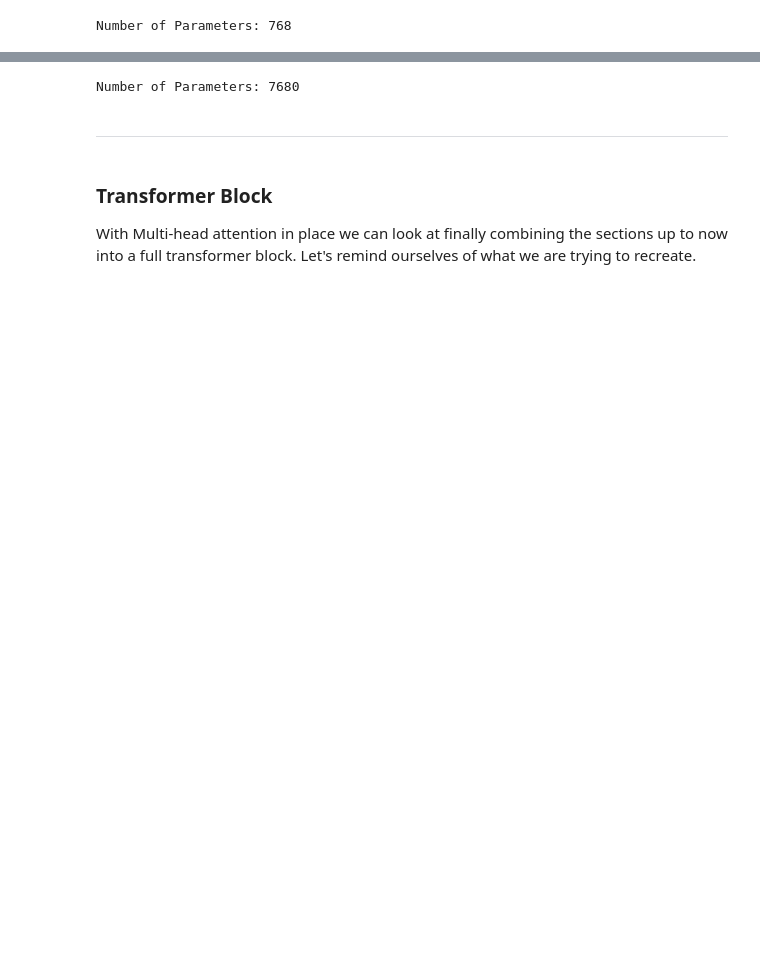
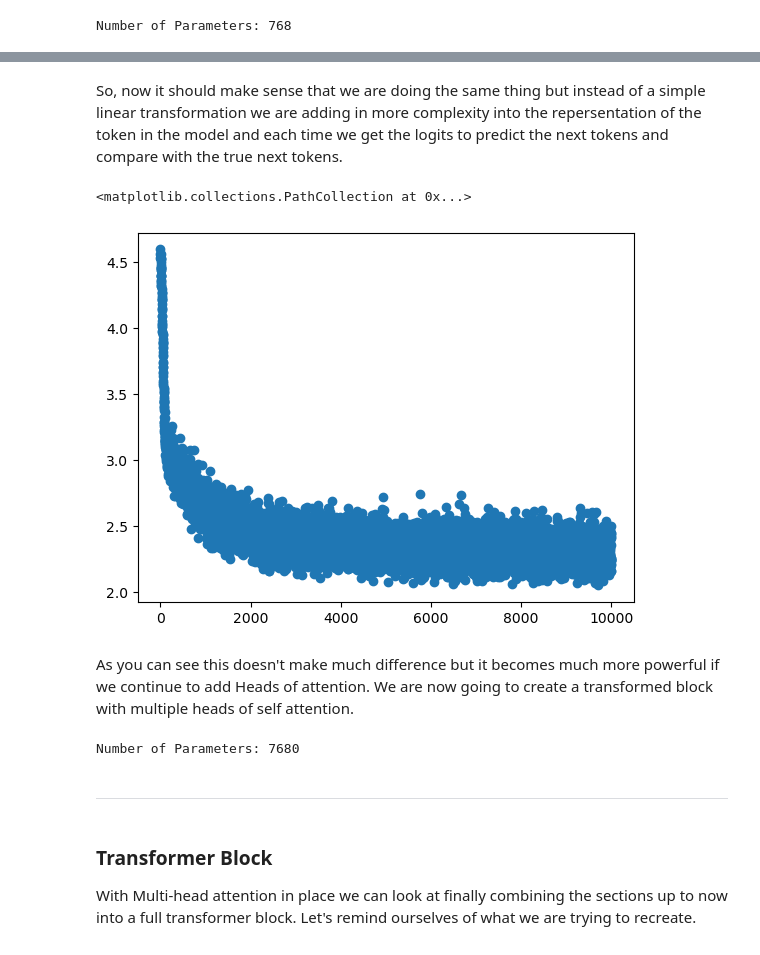
Before and after one commit to james-a-watson/mini-tolkien, a Jupyter notebook: transformer_model.ipynb, the cells around one changed output, grey strips where cells are left out. Cells and saved outputs as stored; diff of their text form; code cells hidden in the pictures; blank space fills up the shorter version.

Commit message:
More self attention

```diff
--- a/transformer_model.ipynb
+++ b/transformer_model.ipynb
@@ -737,10 +734,15 @@ This will give outputs that say, for this token and position embedding in the st
 
 Then using softmax we get the prediction for each token embedding.
 # %%
+logger.setLevel(logging.DEBUG)
+batch_size = 4
+head_size = 16
+n_embd = 16
+
 class Head(nn.Module):
     """ one head of self-attention """
 
-    def __init__(self, head_size):
+    def __init__(self, n_embd, head_size, block_size):
         super().__init__()
         self.key = nn.Linear(n_embd, head_size, bias=False)
         self.query = nn.Linear(n_embd, head_size, bias=False)
@@ -762,8 +764,7 @@ class Head(nn.Module):
         out = wei @ v # (B, T, T) @ (B, T, hs) -> (B, T, hs)
         return out
 
-n_embd = 16
-m = Head(head_size=16)
+m = Head(head_size)
 print("Number of Parameters:", sum(p.numel() for p in m.parameters()))
 # %% [output]
 Number of Parameters: 768
@@ -774,8 +770,0 @@ Number of Parameters: 768
-# %%
-xb, yb = get_batch(train_data)
-token_embedding_table = nn.Embedding(vocab_size, n_embd)
-position_embedding_table = nn.Embedding(block_size, n_embd)
-tok_emb = token_embedding_table(xb) # (B,T,C)
-pos_emb = position_embedding_table(torch.arange(T)) # (T,C)
-x = tok_emb + pos_emb # (B,T,C)
-m(x).shape
@@ -786,3 +825,31 @@ We can now take our single head of self-attention and create an emsemble head of
+# %% [markdown]
+So, now it should make sense that we are doing the same thing but instead of a simple linear transformation we are adding in more complexity into the repersentation of the token in the model and each time we get the logits to predict the next tokens and compare with the true next tokens.
+# %%
+logger.setLevel(logging.INFO)
+
+m = ModelWithSelfAttention()
+optimizer = torch.optim.AdamW(m.parameters(), lr=1e-3)
+
+batch_size = 32
+number_of_steps = 10000
+losses = []
+
+for steps in range(number_of_steps):
+    xb, yb = get_batch(train_data)          # Getting batch of training data.
+    logits, loss = m(xb, yb)                # Predict next token and calculate loss.
+
+    optimizer.zero_grad(set_to_none=True)
+    loss.backward()                         # Back propagate the loss.
+    optimizer.step()                        # Adjust the optimizer.
+
+    losses.append(loss.item())              # Storing losses to plot.
+
+plt.scatter(range(0, 10000), losses)
+# %% [output]
+<matplotlib.collections.PathCollection at 0x...>
+[figure, added]
+# %% [markdown]
+As you can see this doesn't make much difference but it becomes much more powerful if we continue to add Heads of attention. We are now going to create a transformed block with multiple heads of self attention.
 # %%
 class MultiHeadAttention(nn.Module):
     """ multiple heads of self-attention in parallel """
```
Also changed, not shown: parts of 11 cells of this notebook.
